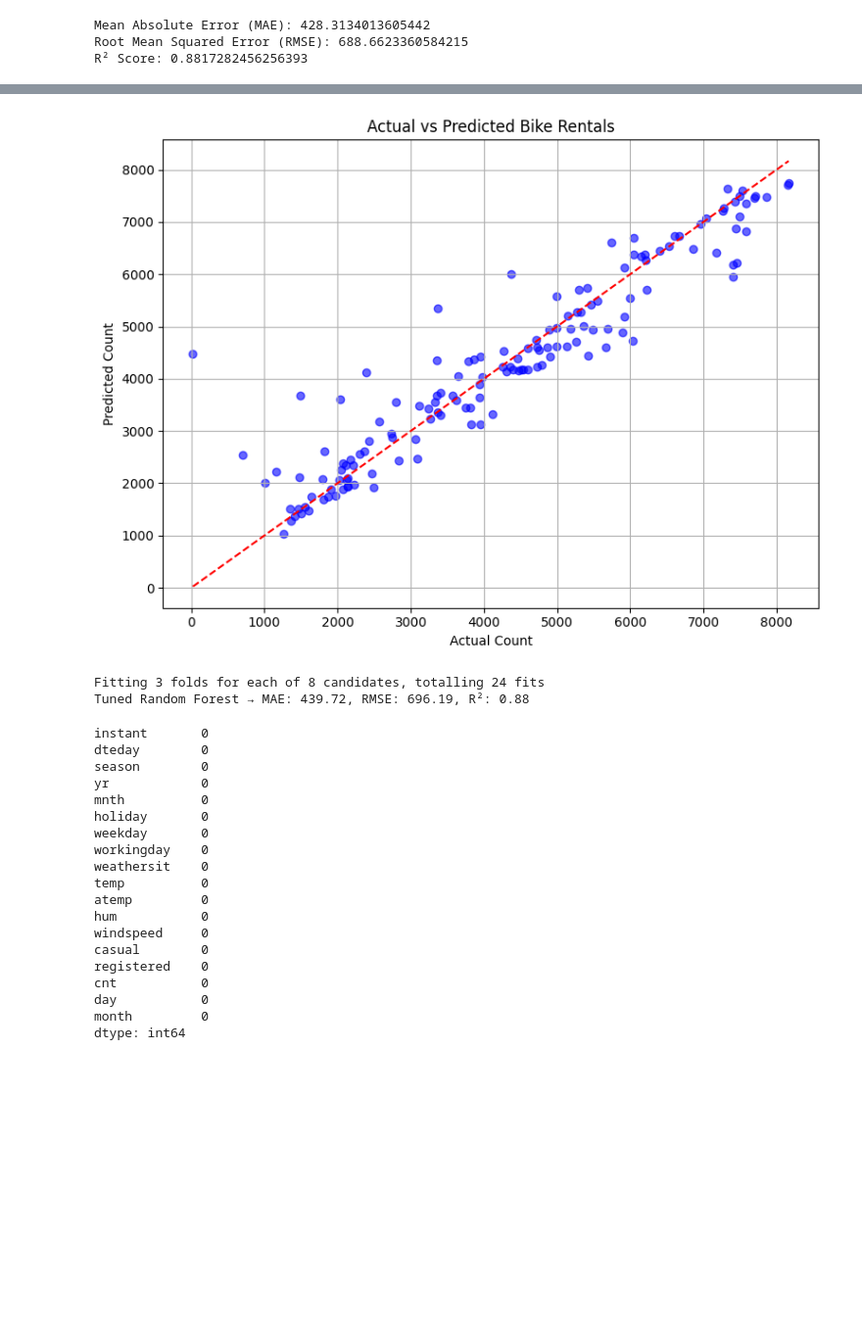
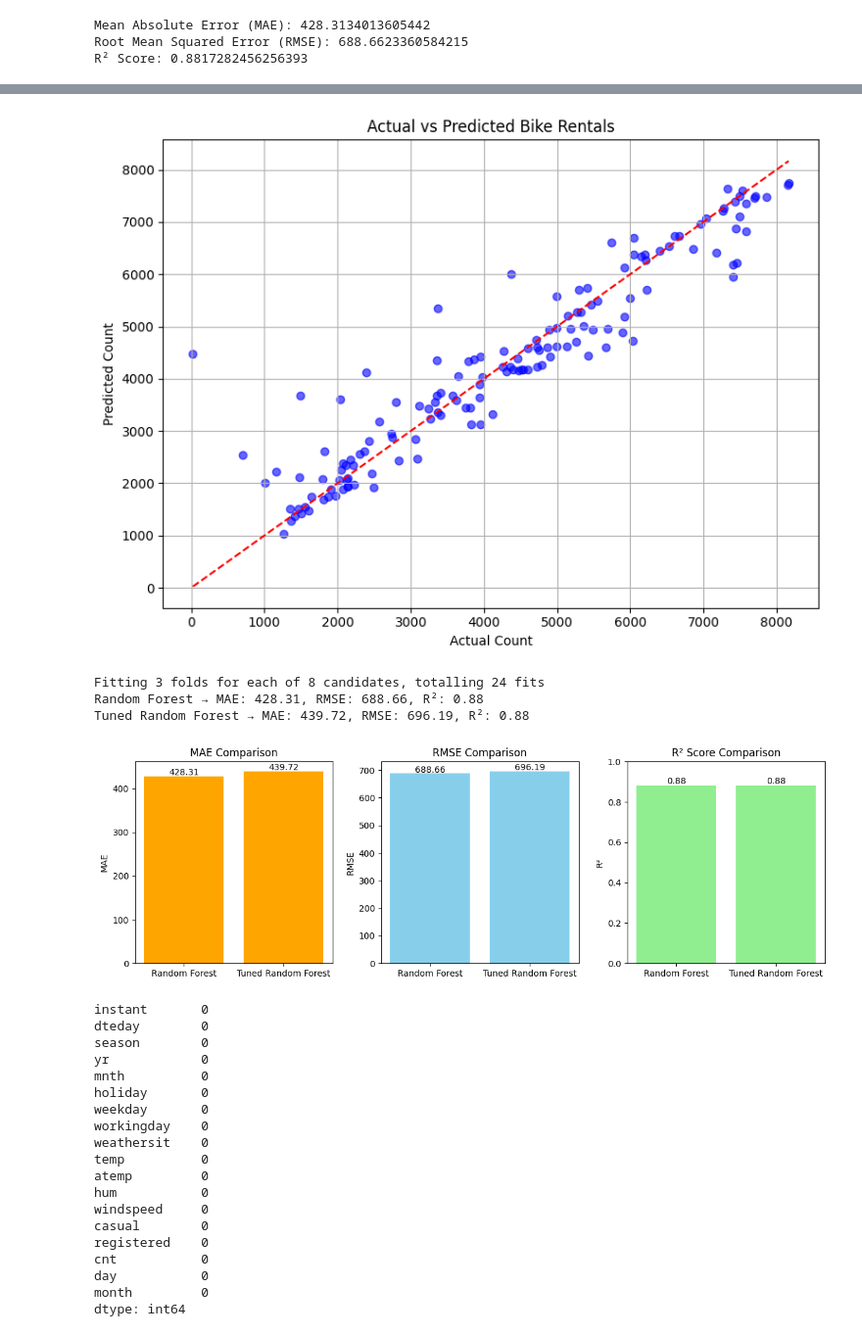
Before and after one commit to arjit203/Bike-Rental, a Jupyter notebook: notebooks/EDA_and_Model.ipynb, the cells around one changed output, grey strips where cells are left out. Shown at 98% size. Cells and saved outputs as stored; diff of their text form; code cells hidden in the pictures; blank space fills up the shorter version.

Commit message:
Comparison of different models

```diff
--- a/notebooks/EDA_and_Model.ipynb
+++ b/notebooks/EDA_and_Model.ipynb
@@ -71,33 +71,75 @@ plt.xlabel('Actual Count')
 plt.ylabel('Predicted Count')
 plt.title('Actual vs Predicted Bike Rentals')
 plt.grid(True)
 plt.tight_layout()
 plt.savefig('./visuals/ScatterPlot_Actual_vs_Predicted.png')
 plt.show()
 
 
 #Hyperparamter Tuning with GridSearchCV
 param_grid = {
     'n_estimators': [50, 100],
     'max_depth': [5, 10],
     'min_samples_split': [2, 5]
 }
 grid_search = GridSearchCV(estimator=RandomForestRegressor(random_state=42),param_grid=param_grid,cv=3,scoring='neg_mean_squared_error',n_jobs=-1,verbose=2)
 grid_search.fit(X_train, y_train)
 best_rf = grid_search.best_estimator_
 best_pred = best_rf.predict(X_test)
 best_mae = mean_absolute_error(y_test, best_pred)
 best_rmse = np.sqrt(mean_squared_error(y_test, best_pred))
 best_r2 = r2_score(y_test, best_pred)
+print("Random Forest → MAE: {:.2f}, RMSE: {:.2f}, R²: {:.2f}".format(mae, rmse, r2))
 print("Tuned Random Forest → MAE: {:.2f}, RMSE: {:.2f}, R²: {:.2f}".format(best_mae, best_rmse, best_r2))
+
+
+
+# Comparison of different models
+
+models = ['Random Forest', 'Tuned Random Forest']
+mae_values = [428.31, 439.72]
+rmse_values = [688.66, 696.19]
+r2_scores = [0.88, 0.88]
+
+plt.figure(figsize=(12, 4))
+
+# MAE plot
+plt.subplot(1, 3, 1)
+plt.bar(models, mae_values, color='orange')
+plt.title('MAE Comparison')
+plt.ylabel('MAE')
+for i, v in enumerate(mae_values):
+    plt.text(i, v + 3, f"{v:.2f}", ha='center')
+
+# RMSE plot
+plt.subplot(1, 3, 2)
+plt.bar(models, rmse_values, color='skyblue')
+plt.title('RMSE Comparison')
+plt.ylabel('RMSE')
+for i, v in enumerate(rmse_values):
+    plt.text(i, v + 3, f"{v:.2f}", ha='center')
+
+# R² plot
+plt.subplot(1, 3, 3)
+plt.bar(models, r2_scores, color='lightgreen')
+plt.title('R² Score Comparison')
+plt.ylabel('R²')
+plt.ylim(0, 1)
+for i, v in enumerate(r2_scores):
+    plt.text(i, v + 0.01, f"{v:.2f}", ha='center')
+
+plt.tight_layout()
+plt.show()
 # %% [output]
 Mean Absolute Error (MAE): 428.3134013605442
 Root Mean Squared Error (RMSE): 688.6623360584215
 R² Score: 0.8817282456256393
 [figure]
 [figure]
 Fitting 3 folds for each of 8 candidates, totalling 24 fits
+Random Forest → MAE: 428.31, RMSE: 688.66, R²: 0.88
 Tuned Random Forest → MAE: 439.72, RMSE: 696.19, R²: 0.88
+[figure, added]
 # %%
 df.isnull().sum()
 # %% [output]
```
Also changed, not shown: 1 other file.
